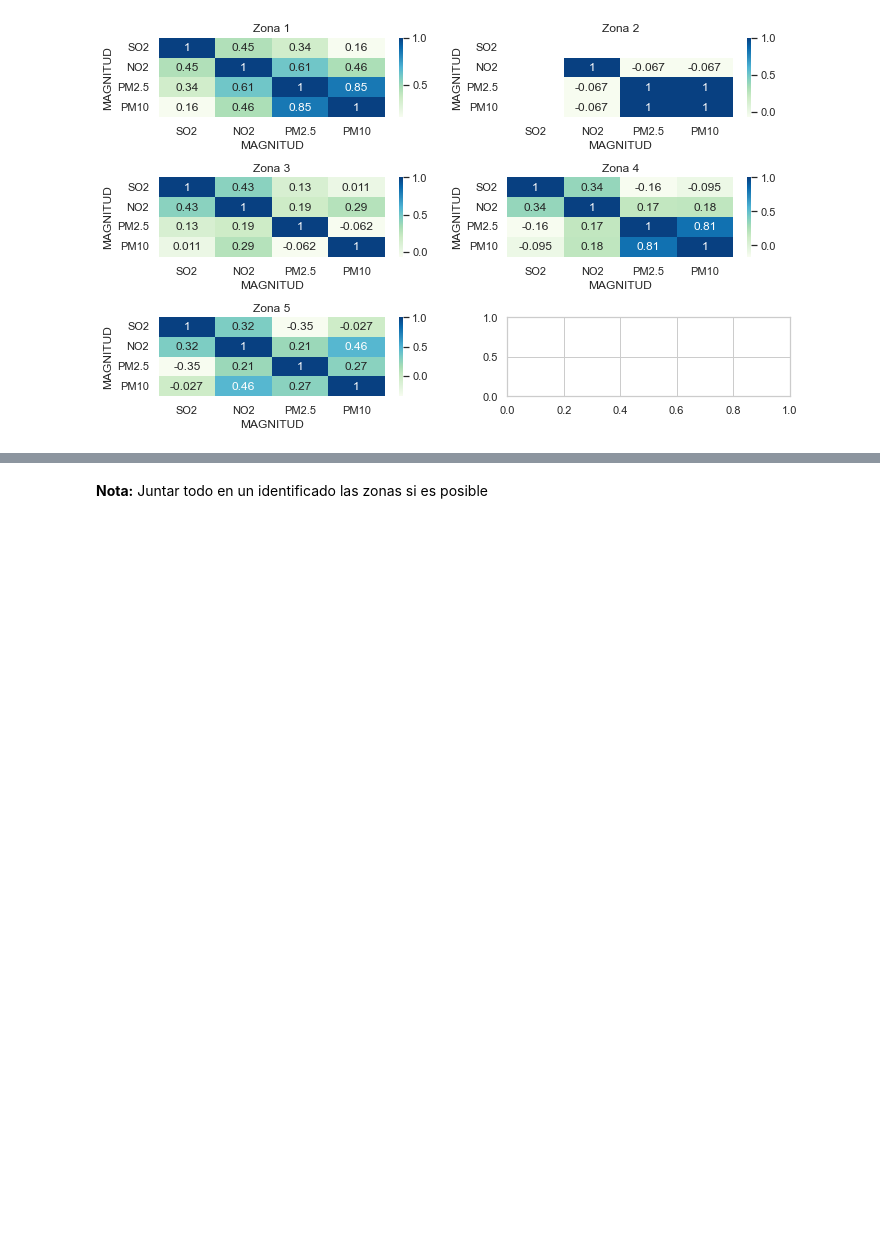
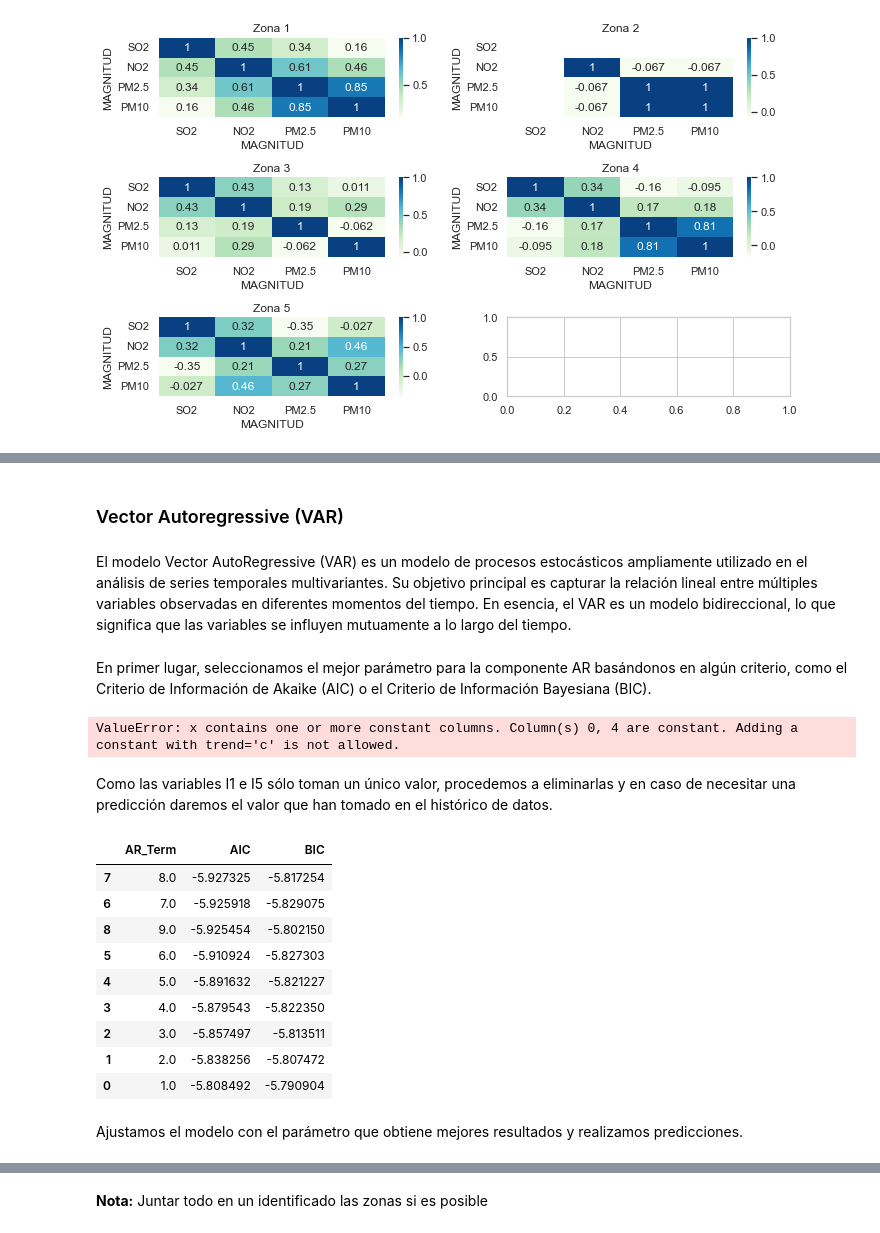
Before and after one commit to sofiamacein/TFG-Calidad-Aire-Madrid, a Jupyter notebook: TFG. CALIDAD AIRE MADRID_EDA.ipynb, the cells around one changed output, grey strips where cells are left out. Saved outputs shown, nothing was run; the diff lists cells and outputs as text; code cells hidden in the pictures; blank space fills up the shorter version.

```diff
--- a/TFG. CALIDAD AIRE MADRID_EDA.ipynb
+++ b/TFG. CALIDAD AIRE MADRID_EDA.ipynb
@@ -829,0 +988,6 @@ plt.show()
+# %%
+# Datos de entrenamiento
+train_zona1 = ts_zona1.iloc[:-30]
+
+# Datos de test
+test_zona1 = ts_zona1.iloc[-30:]
@@ -829,0 +1001,52 @@ plt.show()
+# %% [markdown]
+### Vector Autoregressive (VAR)
+# %% [markdown]
+El modelo Vector AutoRegressive (VAR) es un modelo de procesos estocásticos ampliamente utilizado en el análisis de series temporales multivariantes. Su objetivo principal es capturar la relación lineal entre múltiples variables observadas en diferentes momentos del tiempo. En esencia, el VAR es un modelo bidireccional, lo que significa que las variables se influyen mutuamente a lo largo del tiempo.
+# %% [markdown]
+En primer lugar, seleccionamos el mejor parámetro para la componente AR basándonos en algún criterio, como el Criterio de Información de Akaike (AIC) o el Criterio de Información Bayesiana (BIC).
+# %%
+resu = []
+df_results_VAR = pd.DataFrame()
+
+for i in [1,2,3,4,5,6,7,8,9]:
+    fit_v = VAR(train_zona1).fit(i)
+    aic = fit_v.aic
+    bic = fit_v.bic
+    df1 = {'AR_Term':i, 'AIC': aic, 'BIC': bic}
+    df_results_VAR = df_results_VAR.append(df1, ignore_index=True)
+    clist = ['AR_Term','AIC','BIC']
+    df_results_VAR = df_results_VAR[clist]
+# %% [output]
+ValueError: x contains one or more constant columns. Column(s) 0, 4 are constant. Adding a constant with trend='c' is not allowed.
+# %% [markdown]
+Como las variables I1 e I5 sólo toman un único valor, procedemos a eliminarlas y en caso de necesitar una predicción daremos el valor que han tomado en el histórico de datos.
+# %%
+# Identificar las columnas con valores constantes
+constant_cols = train_zona1.columns[train_zona1.nunique() == 1]
+
+# Eliminar las columnas constantes
+train_zona1 = train_zona1.drop(columns=constant_cols)
+test_zona1 = test_zona1.drop(columns=constant_cols)
+
+# Ajustar el modelo VAR
+df_results_VAR = pd.DataFrame()
+for i in [1, 2, 3, 4, 5, 6, 7, 8, 9]:
+    fit_v = VAR(train_zona1).fit(i)
+    aic = fit_v.aic
+    bic = fit_v.bic
+    df_results_VAR = df_results_VAR.append(
+        {"AR_Term": i, "AIC": aic, "BIC": bic}, ignore_index=True
+    )
+
+df_results_VAR.sort_values(by=['AIC', 'BIC'], ascending=True)
+# %% [output]
+|  | AR_Term | AIC | BIC |
+| 7 | 8.0 | -5.927325 | -5.817254 |
+| 6 | 7.0 | -5.925918 | -5.829075 |
+| 8 | 9.0 | -5.925454 | -5.802150 |
+| 5 | 6.0 | -5.910924 | -5.827303 |
+| 4 | 5.0 | -5.891632 | -5.821227 |
+| 3 | 4.0 | -5.879543 | -5.822350 |
+| 2 | 3.0 | -5.857497 | -5.813511 |
+| 1 | 2.0 | -5.838256 | -5.807472 |
+| 0 | 1.0 | -5.808492 | -5.790904 |
@@ -829,0 +1057,2 @@ plt.show()
+# %% [markdown]
+Ajustamos el modelo con el parámetro que obtiene mejores resultados y realizamos predicciones.
```
Also changed, not shown: parts of 62 cells of this notebook.
